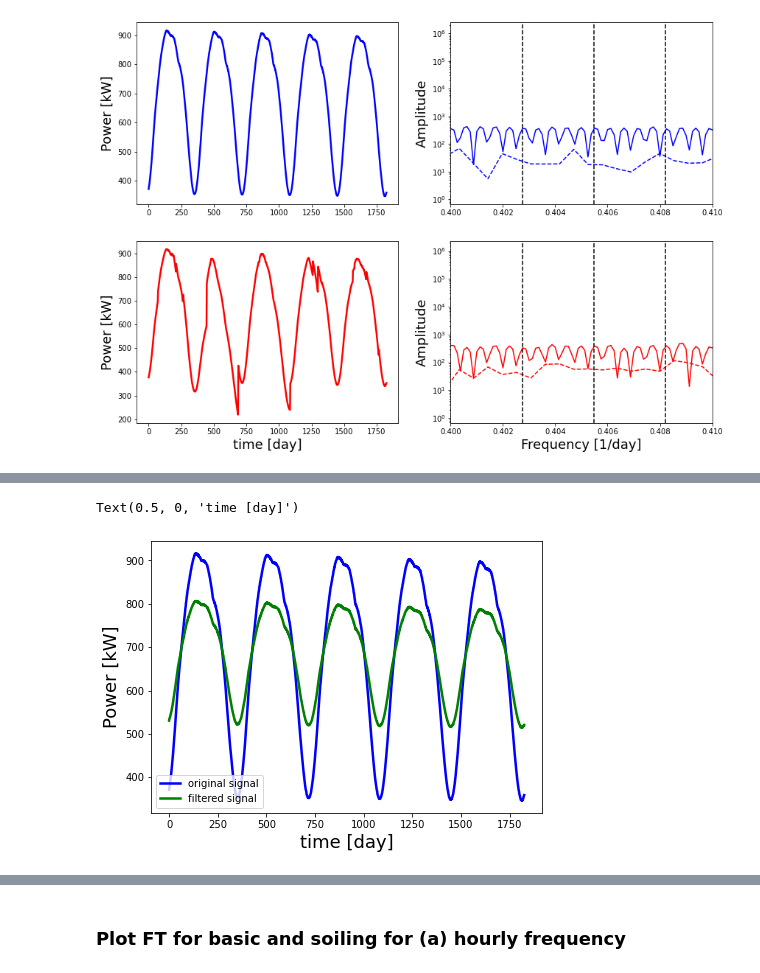
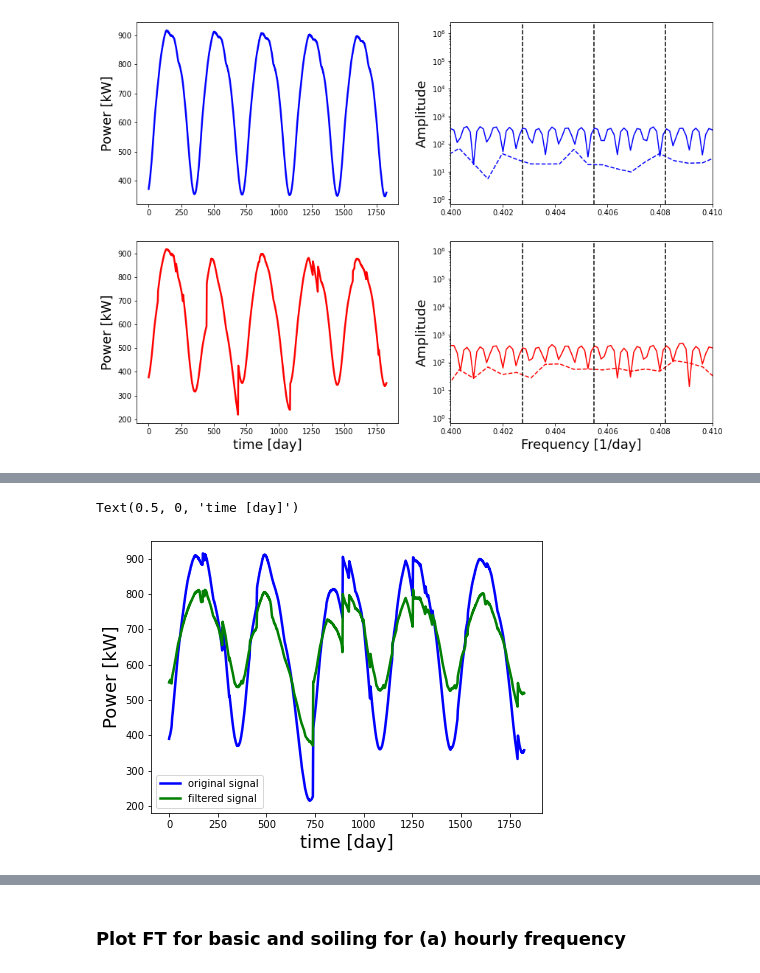
Before and after one commit to Rufski/S2DS-EPRI, a Jupyter notebook: notebooks/1.0-mb-fourier-spectral.ipynb, the cells around one changed output, grey strips where cells are left out. Drawn from its saved outputs; the diff is of its cells as text; code cells hidden in the pictures.

```diff
--- a/notebooks/1.0-mb-fourier-spectral.ipynb
+++ b/notebooks/1.0-mb-fourier-spectral.ipynb
@@ -31,6 +28,6 @@ The autoreload extension is already loaded. To reload it, use:
 # %%
 # Load data
-csv_index   = 31
+csv_index   = 6
 synth_name  = "basic"
 path_to_zip = "../data/raw/synthetic_" + synth_name + ".zip"
 df_basic    = import_df_from_zip_pkl(path_to_zip, index=csv_index, verbose=True)
@@ -307,0 +331,22 @@ ax[1, 1].set_yscale("log")
+# %%
+
+size              = df_basic["Power"].to_numpy().size
+power_basic       = fftpack.fft(df_basic["Power"].to_numpy(), size)
+sample_freq_basic = fftpack.fftfreq(size, d=1)
+power_soil        = fftpack.fft(df_soil["Power"].to_numpy(), size)
+sample_freq_soil  = fftpack.fftfreq(size, d=1)
+
+
+fig, ax = plt.subplots(figsize=(7, 5))
+
+high_freq_basic      = power_basic.copy()
+pos                  = np.arange(5, 200, 5)
+high_freq_basic[pos] = 0
+filtered_sig         = fftpack.ifft(high_freq_basic)
+
+ax.plot(df_basic["Power"].to_numpy(), label="original signal", lw=2.5, color="blue")
+ax.plot(fftpack.ifft(high_freq_basic), label="filtered signal", lw=2.5, color="green")
+
+ax.legend(loc="best")
+ax.set_ylabel("Power [kW]", fontsize=18)
+ax.set_xlabel("time [day]", fontsize=18)
@@ -308,22 +381,18 @@ ax[1, 1].set_yscale("log")
 # %%
 ## Filter out frequency 1/365 and all the corresponding harmonics
 fig, ax = plt.subplots(figsize=(7, 5))
 
-high_freq_basic = power_basic.copy()
-for i in range(120):
-    #print (np.where(np.abs(sample_freq_basic-(i+1)/365) < 1e-5))
-    #pos = np.where(np.abs(sample_freq_basic-(i+1)/365) < 1e-5)
-    high_freq_basic[5*(i+1)] = 0.
-    #ax.plot(fftpack.ifft(high_freq_basic), lw=2.5)
+high_freq_soil      = power_soil.copy()
+pos                 = np.arange(5, 200, 5)
+high_freq_soil[pos] = 0.
+filtered_sig        = fftpack.ifft(high_freq_soil)
 
-filtered_sig = fftpack.ifft(high_freq_basic)
-
-ax.plot(df_basic["Power"].to_numpy(), label="original signal", lw=2.5, color="blue")
-ax.plot(fftpack.ifft(high_freq_basic), label="filtered signal", lw=2.5, color="green")
+ax.plot(df_soil["Power"].to_numpy(), label="original signal", lw=2.5, color="blue")
+ax.plot(fftpack.ifft(high_freq_soil), label="filtered signal", lw=2.5, color="green")
 
 ax.legend(loc="best")
 ax.set_ylabel("Power [kW]", fontsize=18)
 ax.set_xlabel("time [day]", fontsize=18)
 # %% [output]
 Text(0.5, 0, 'time [day]')
-[figure, old version]
+[figure, new version]
```
Also changed, not shown: parts of 25 cells of this notebook.
